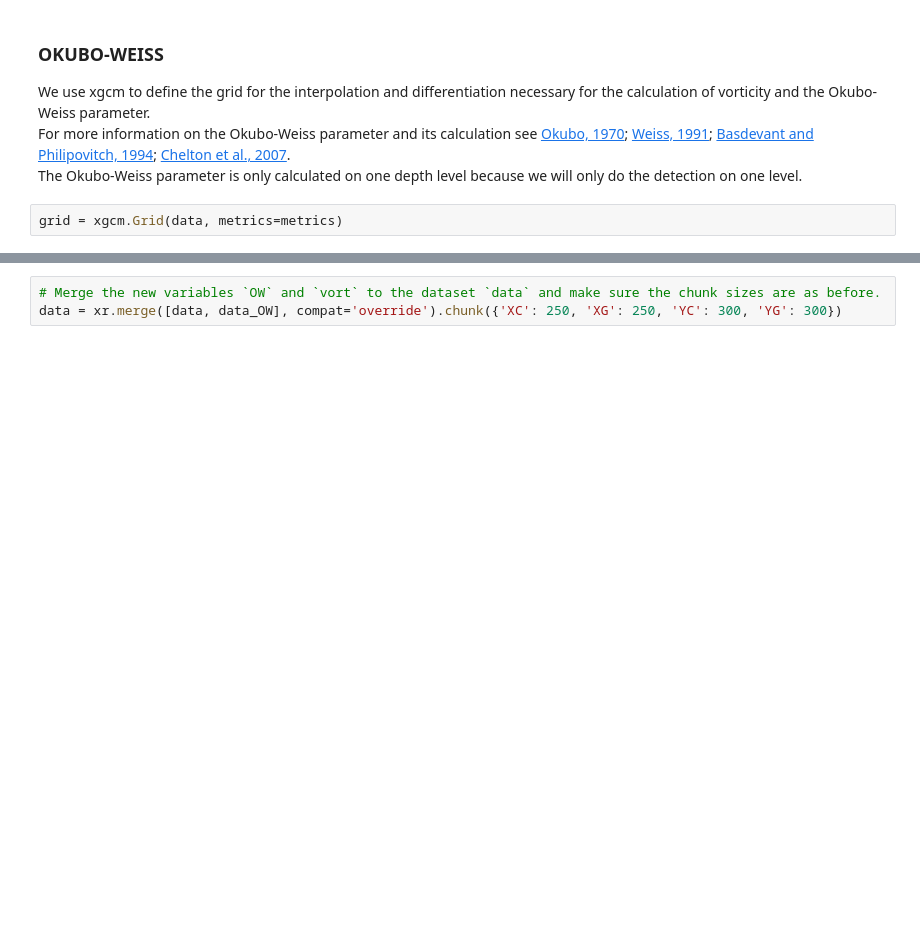
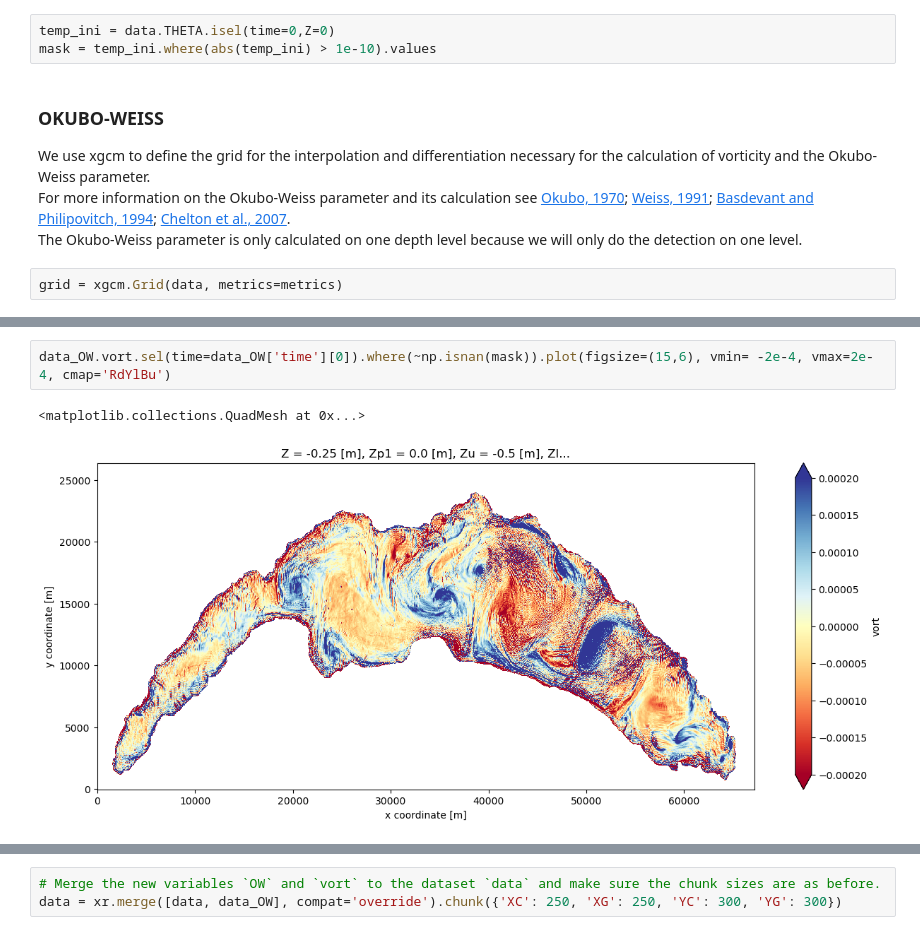
Before and after one commit to leroquan/eddytools, a Jupyter notebook: compute_OW.ipynb, the cells around one changed output, grey strips where cells are left out. Saved outputs shown, nothing was run; the diff lists cells and outputs as text; blank space fills up the shorter version.

```diff
--- a/compute_OW.ipynb
+++ b/compute_OW.ipynb
@@ -61,6 +82,9 @@ metrics = {
     ('Z'): ['drF', 'drW', 'drS', 'drC'], # Z distances
     ('X', 'Y'): ['rAw', 'rAs', 'rA', 'rAz'] # Areas in x-y plane
 }
+# %%
+temp_ini = data.THETA.isel(time=0,Z=0)
+mask = temp_ini.where(abs(temp_ini) > 1e-10).values
 # %% [markdown]
 ### OKUBO-WEISS
 We use xgcm to define the grid for the interpolation and differentiation necessary for the calculation of vorticity and the Okubo-Weiss parameter.
@@ -75,0 +98,5 @@ ValueError: Dimension 1 has 3 blocks, adjust_chunks specified with 1 blocks
+# %%
+data_OW.vort.sel(time=data_OW['time'][0]).where(~np.isnan(mask)).plot(figsize=(15,6), vmin= -2e-4, vmax=2e-4, cmap='RdYlBu')
+# %% [output]
+<matplotlib.collections.QuadMesh at 0x...>
+[figure, added]
```
Also changed, not shown: parts of 12 cells of this notebook, 4 other files.
